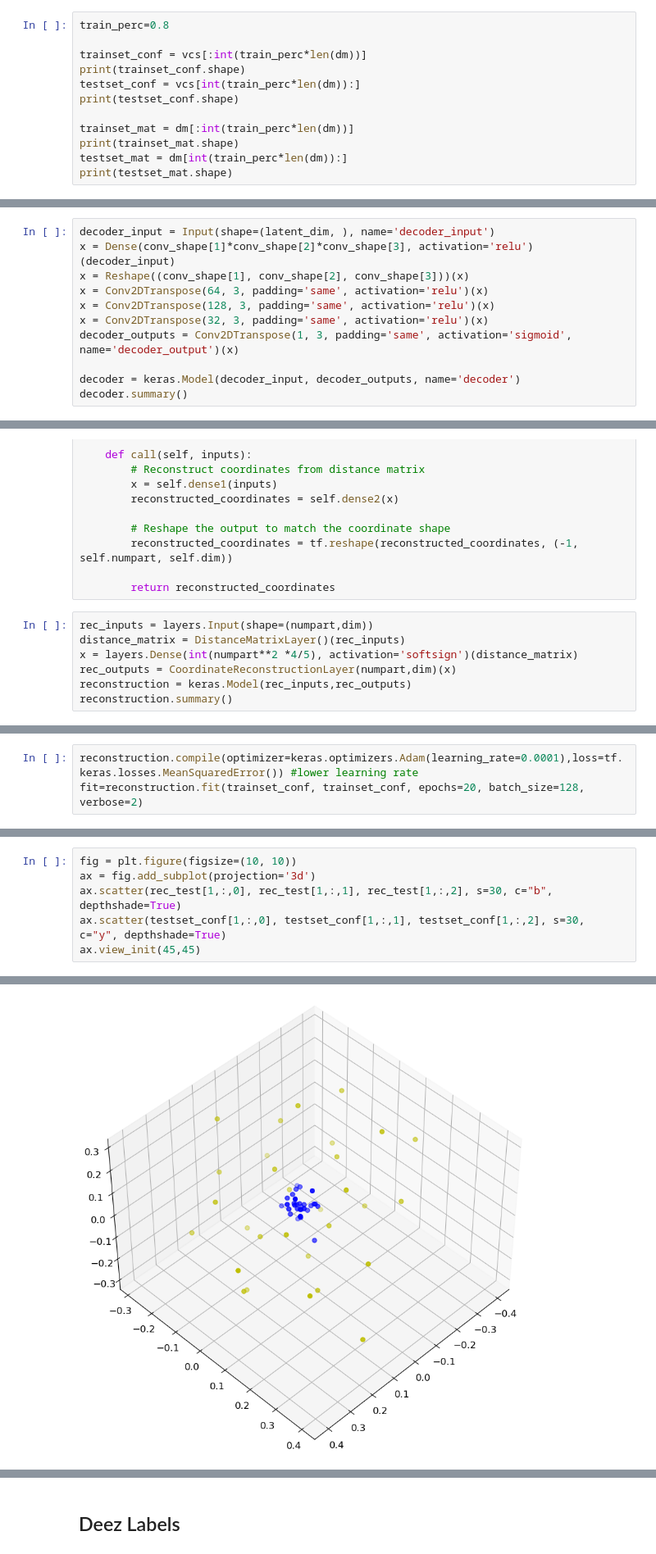
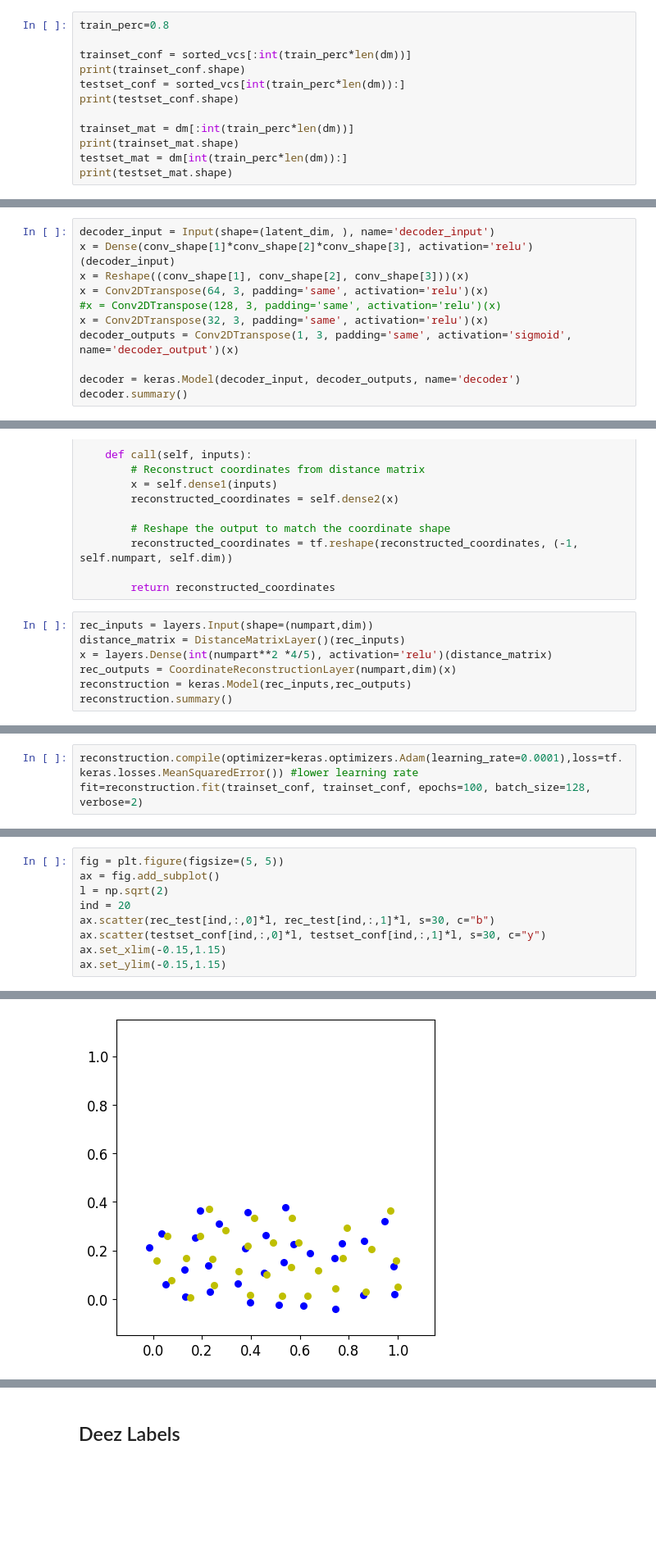
Before and after one commit to group9ine/variational-autoencoders, a Jupyter notebook: JuFBuCMNN.ipynb, the cells around one changed output, grey strips where cells are left out. Shown: that part at 82% size. Cells and saved outputs as stored; diff of their text form; blank space fills up the shorter version.

```diff
--- a/JuFBuCMNN.ipynb
+++ b/JuFBuCMNN.ipynb
@@ -139,9 +130,9 @@ Split in training and test set
 # %%
 train_perc=0.8
 
-trainset_conf = vcs[:int(train_perc*len(dm))]
+trainset_conf = sorted_vcs[:int(train_perc*len(dm))]
 print(trainset_conf.shape)
-testset_conf = vcs[int(train_perc*len(dm)):]
+testset_conf = sorted_vcs[int(train_perc*len(dm)):]
 print(testset_conf.shape)
 
 trainset_mat = dm[:int(train_perc*len(dm))]
@@ -240,7 +231,7 @@ decoder_input = Input(shape=(latent_dim, ), name='decoder_input')
 x = Dense(conv_shape[1]*conv_shape[2]*conv_shape[3], activation='relu')(decoder_input)
 x = Reshape((conv_shape[1], conv_shape[2], conv_shape[3]))(x)
 x = Conv2DTranspose(64, 3, padding='same', activation='relu')(x)
-x = Conv2DTranspose(128, 3, padding='same', activation='relu')(x)
+#x = Conv2DTranspose(128, 3, padding='same', activation='relu')(x)
 x = Conv2DTranspose(32, 3, padding='same', activation='relu')(x)
 decoder_outputs = Conv2DTranspose(1, 3, padding='same', activation='sigmoid', name='decoder_output')(x)
 
@@ -410,7 +422,7 @@ class CoordinateReconstructionLayer(layers.Layer):
 # %%
 rec_inputs = layers.Input(shape=(numpart,dim))
 distance_matrix = DistanceMatrixLayer()(rec_inputs)
-x = layers.Dense(int(numpart**2 *4/5), activation='softsign')(distance_matrix)
+x = layers.Dense(int(numpart**2 *4/5), activation='relu')(distance_matrix)
 rec_outputs = CoordinateReconstructionLayer(numpart,dim)(x)
 reconstruction = keras.Model(rec_inputs,rec_outputs)
 reconstruction.summary()
@@ -437,5 +449,5 @@ Non-trainable params: 0
 _________________________________________________________________
 # %%
 reconstruction.compile(optimizer=keras.optimizers.Adam(learning_rate=0.0001),loss=tf.keras.losses.MeanSquaredError()) #lower learning rate
-fit=reconstruction.fit(trainset_conf, trainset_conf, epochs=20, batch_size=128, verbose=2)
+fit=reconstruction.fit(trainset_conf, trainset_conf, epochs=100, batch_size=128, verbose=2)
 # %% [output]
@@ -484,7 +496,10 @@ print(rec_test[1])
 # %%
-fig = plt.figure(figsize=(10, 10))
-ax = fig.add_subplot(projection='3d')
-ax.scatter(rec_test[1,:,0], rec_test[1,:,1], rec_test[1,:,2], s=30, c="b", depthshade=True)
-ax.scatter(testset_conf[1,:,0], testset_conf[1,:,1], testset_conf[1,:,2], s=30, c="y", depthshade=True)
-ax.view_init(45,45)
+fig = plt.figure(figsize=(5, 5))
+ax = fig.add_subplot()
+l = np.sqrt(2)
+ind = 20
+ax.scatter(rec_test[ind,:,0]*l, rec_test[ind,:,1]*l, s=30, c="b")
+ax.scatter(testset_conf[ind,:,0]*l, testset_conf[ind,:,1]*l, s=30, c="y")
+ax.set_xlim(-0.15,1.15)
+ax.set_ylim(-0.15,1.15)
 # %% [output]
@@ -491 +507 @@ ax.view_init(45,45)
-[figure, old version]
+[figure, new version]
```
Also changed, not shown: parts of 37 cells of this notebook, 2 other files.
